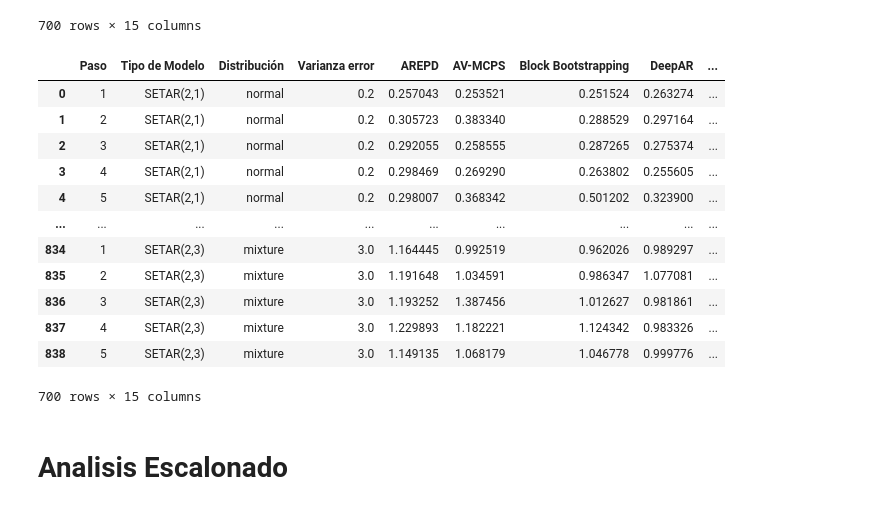
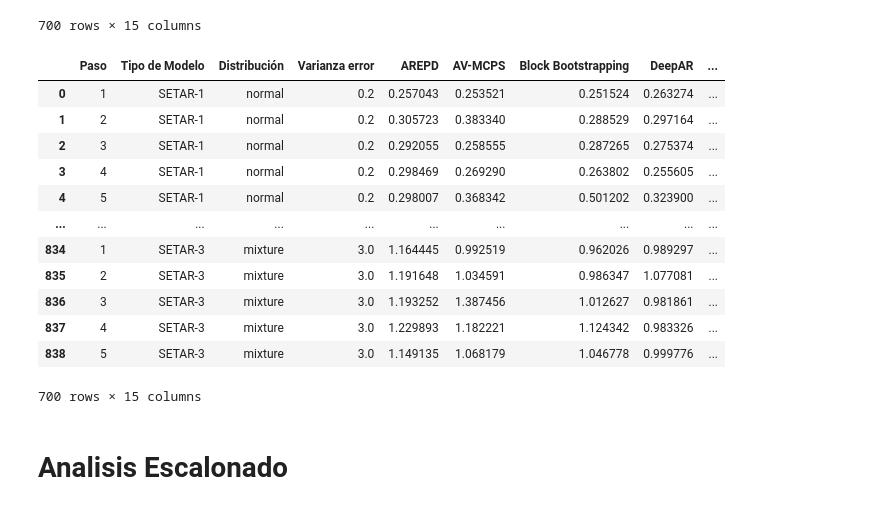
Before and after one commit to Plealm/Prediccion_Probabilistica, a Jupyter notebook: codigo_final/final/prediccion_a_un_paso/analisis/analisis.ipynb, the cells around one changed output. Cells and saved outputs as stored; diff of their text form; code cells hidden in the pictures.

```diff
--- a/codigo_final/final/prediccion_a_un_paso/analisis/analisis.ipynb
+++ b/codigo_final/final/prediccion_a_un_paso/analisis/analisis.ipynb
@@ -96,21 +96,35 @@ no_estacionario
 # %%
 no_lineal = pd.read_excel("./Datos/no_lineal.xlsx")
 no_lineal = no_lineal[no_lineal["Paso"] != "Promedio"]
 no_lineal["Escenario"] = "No_Lineal_Estacionario"
+# 1. Definir el diccionario de mapeo basado en nuestro análisis
+mapeo_nombres_exacto = {
+    'SETAR(2,1)': 'SETAR-1',
+    'SETAR(2,2)': 'SETAR-2',
+    'SETAR(2,3)': 'SETAR-3',
+    'TAR(2,1)': 'SETAR-4',
+    'TAR(2,2)': 'SETAR-5',
+    'EXPAR(2,1)': 'SETAR Estocástico',
+    'BILINEAR(1)': 'SETAR Bilinear'
+}
+
+# 2. Aplicar el reemplazo en la columna "Tipo de Modelo"
+no_lineal['Tipo de Modelo'] = no_lineal['Tipo de Modelo'].replace(mapeo_nombres_exacto)
+
 no_lineal
 # %% [output]
 |  | Paso | Tipo de Modelo | Distribución | Varianza error | AREPD | AV-MCPS | Block Bootstrapping | DeepAR | ... |
-| 0 | 1 | SETAR(2,1) | normal | 0.2 | 0.257043 | 0.253521 | 0.251524 | 0.263274 | ... |
-| 1 | 2 | SETAR(2,1) | normal | 0.2 | 0.305723 | 0.383340 | 0.288529 | 0.297164 | ... |
-| 2 | 3 | SETAR(2,1) | normal | 0.2 | 0.292055 | 0.258555 | 0.287265 | 0.275374 | ... |
-| 3 | 4 | SETAR(2,1) | normal | 0.2 | 0.298469 | 0.269290 | 0.263802 | 0.255605 | ... |
-| 4 | 5 | SETAR(2,1) | normal | 0.2 | 0.298007 | 0.368342 | 0.501202 | 0.323900 | ... |
+| 0 | 1 | SETAR-1 | normal | 0.2 | 0.257043 | 0.253521 | 0.251524 | 0.263274 | ... |
+| 1 | 2 | SETAR-1 | normal | 0.2 | 0.305723 | 0.383340 | 0.288529 | 0.297164 | ... |
+| 2 | 3 | SETAR-1 | normal | 0.2 | 0.292055 | 0.258555 | 0.287265 | 0.275374 | ... |
+| 3 | 4 | SETAR-1 | normal | 0.2 | 0.298469 | 0.269290 | 0.263802 | 0.255605 | ... |
+| 4 | 5 | SETAR-1 | normal | 0.2 | 0.298007 | 0.368342 | 0.501202 | 0.323900 | ... |
 | ... | ... | ... | ... | ... | ... | ... | ... | ... | ... |
-| 834 | 1 | SETAR(2,3) | mixture | 3.0 | 1.164445 | 0.992519 | 0.962026 | 0.989297 | ... |
-| 835 | 2 | SETAR(2,3) | mixture | 3.0 | 1.191648 | 1.034591 | 0.986347 | 1.077081 | ... |
-| 836 | 3 | SETAR(2,3) | mixture | 3.0 | 1.193252 | 1.387456 | 1.012627 | 0.981861 | ... |
-| 837 | 4 | SETAR(2,3) | mixture | 3.0 | 1.229893 | 1.182221 | 1.124342 | 0.983326 | ... |
-| 838 | 5 | SETAR(2,3) | mixture | 3.0 | 1.149135 | 1.068179 | 1.046778 | 0.999776 | ... |
+| 834 | 1 | SETAR-3 | mixture | 3.0 | 1.164445 | 0.992519 | 0.962026 | 0.989297 | ... |
+| 835 | 2 | SETAR-3 | mixture | 3.0 | 1.191648 | 1.034591 | 0.986347 | 1.077081 | ... |
+| 836 | 3 | SETAR-3 | mixture | 3.0 | 1.193252 | 1.387456 | 1.012627 | 0.981861 | ... |
+| 837 | 4 | SETAR-3 | mixture | 3.0 | 1.229893 | 1.182221 | 1.124342 | 0.983326 | ... |
+| 838 | 5 | SETAR-3 | mixture | 3.0 | 1.149135 | 1.068179 | 1.046778 | 0.999776 | ... |
 700 rows × 15 columns
 # %%
 # Une los tres DataFrames en uno solo uno debajo de otro
```
Also changed, not shown: parts of 5 cells of this notebook, 22 other files.
